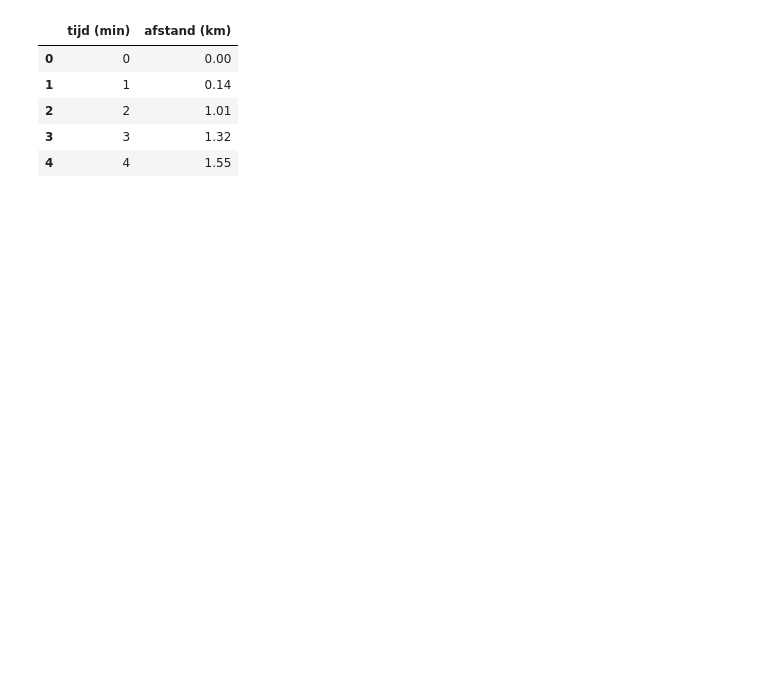
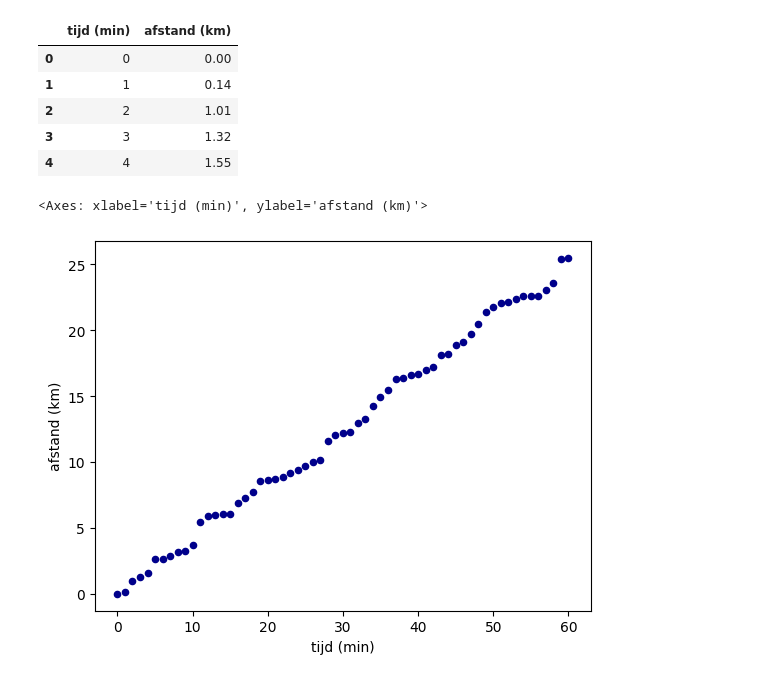
Before and after one commit to petervcvives/CursusML, a Jupyter notebook: 03_linear_regression/1_linear_regression_intro.ipynb, the cells around one changed output. Drawn from its saved outputs; the diff is of its cells as text; code cells hidden in the pictures; blank space fills up the shorter version.

```diff
--- a/03_linear_regression/1_linear_regression_intro.ipynb
+++ b/03_linear_regression/1_linear_regression_intro.ipynb
@@ -45,3 +49,8 @@ ds.
 | 2 | 2 | 1.01 |
 | 3 | 3 | 1.32 |
 | 4 | 4 | 1.55 |
+# %%
+ds.plot.scatter(x="tijd (min)", y="afstand (km)", c="DarkBlue")
+# %% [output]
+<Axes: xlabel='tijd (min)', ylabel='afstand (km)'>
+[figure, added]
```
Also changed, not shown: parts of 2 cells of this notebook.
